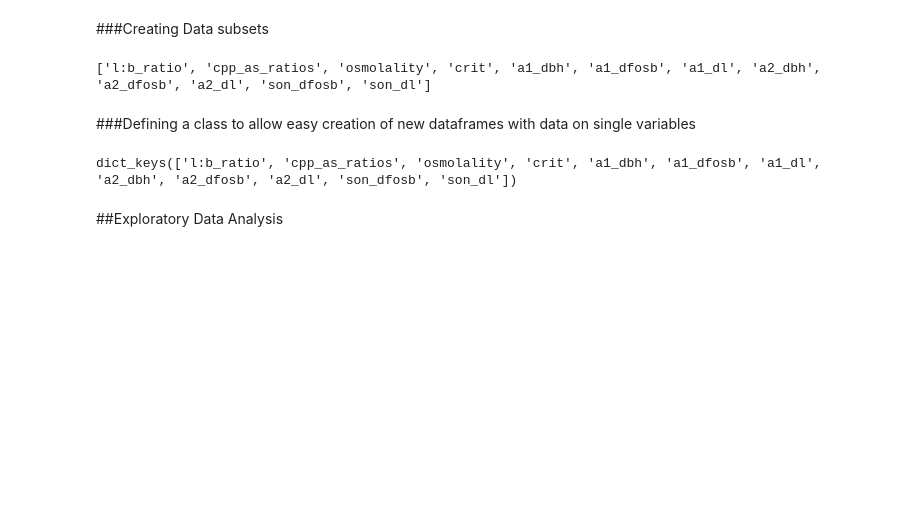
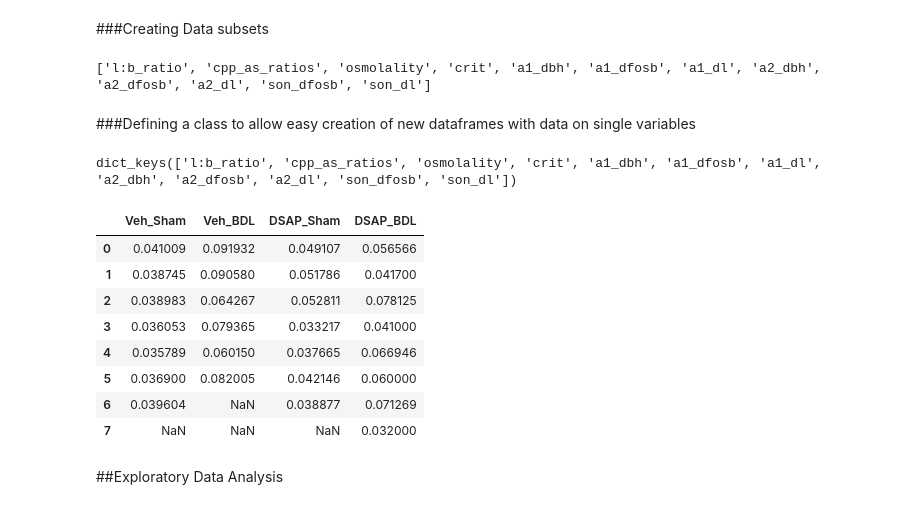
Before and after one commit to Delonix7/My_Data_Science_Projects, a Jupyter notebook: PhD_Project.ipynb, the cells around one changed output. Cells and saved outputs as stored; diff of their text form; code cells hidden in the pictures; blank space fills up the shorter version.

```diff
--- a/PhD_Project.ipynb
+++ b/PhD_Project.ipynb
@@ -121,6 +121,18 @@ for column in column_names:
 data.keys()
 # %% [output]
 dict_keys(['l:b_ratio', 'cpp_as_ratios', 'osmolality', 'crit', 'a1_dbh', 'a1_dfosb', 'a1_dl', 'a2_dbh', 'a2_dfosb', 'a2_dl', 'son_dfosb', 'son_dl'])
+# %%
+data['l:b_ratio']
+# %% [output]
+|  | Veh_Sham | Veh_BDL | DSAP_Sham | DSAP_BDL |
+| 0 | 0.041009 | 0.091932 | 0.049107 | 0.056566 |
+| 1 | 0.038745 | 0.090580 | 0.051786 | 0.041700 |
+| 2 | 0.038983 | 0.064267 | 0.052811 | 0.078125 |
+| 3 | 0.036053 | 0.079365 | 0.033217 | 0.041000 |
+| 4 | 0.035789 | 0.060150 | 0.037665 | 0.066946 |
+| 5 | 0.036900 | 0.082005 | 0.042146 | 0.060000 |
+| 6 | 0.039604 | NaN | 0.038877 | 0.071269 |
+| 7 | NaN | NaN | NaN | 0.032000 |
 # %% [markdown]
 ##Exploratory Data Analysis
 # %%
```
